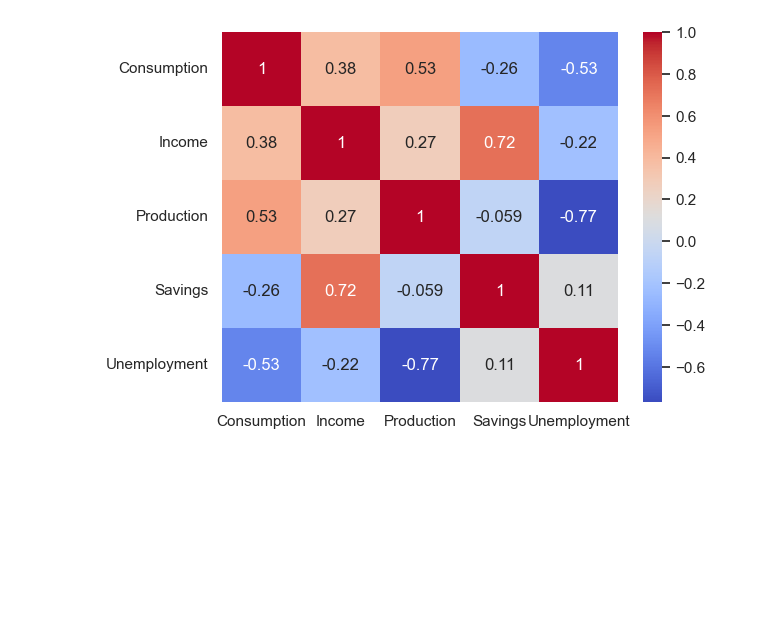
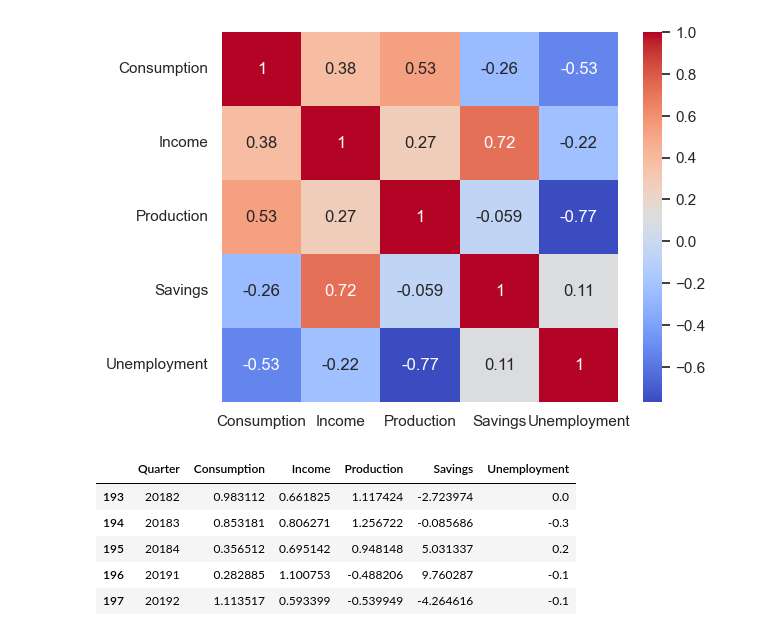
Before and after one commit to DutraIRS/TimeSeries, a Jupyter notebook: EDA.ipynb, the cells around one changed output. Drawn from its saved outputs; the diff is of its cells as text; code cells hidden in the pictures; blank space fills up the shorter version.

Commit message:
Transforme a coluna Quarter em uma variável quantitativa

```diff
--- a/EDA.ipynb
+++ b/EDA.ipynb
@@ -47,3 +47,18 @@ sns.heatmap(df.iloc[:, 1:].corr(), annot=True, cmap='coolwarm')
 # %% [output]
 <Axes: >
 [figure]
+# %%
+# Change quarter to a quantitative variable
+df['Quarter'] = df['Quarter'].str.replace(' Q', '').astype(int)
+
+# Save the cleaned data
+df.to_csv('us_change_cleaned.csv', index=False)
+# %%
+df.tail()
+# %% [output]
+|  | Quarter | Consumption | Income | Production | Savings | Unemployment |
+| 193 | 20182 | 0.983112 | 0.661825 | 1.117424 | -2.723974 | 0.0 |
+| 194 | 20183 | 0.853181 | 0.806271 | 1.256722 | -0.085686 | -0.3 |
+| 195 | 20184 | 0.356512 | 0.695142 | 0.948148 | 5.031337 | 0.2 |
+| 196 | 20191 | 0.282885 | 1.100753 | -0.488206 | 9.760287 | -0.1 |
+| 197 | 20192 | 1.113517 | 0.593399 | -0.539949 | -4.264616 | -0.1 |
```
Also changed, not shown: 1 other file.
